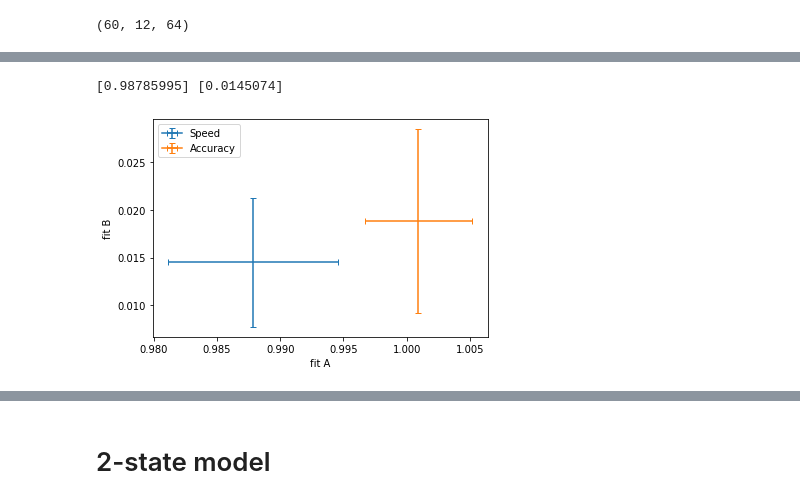
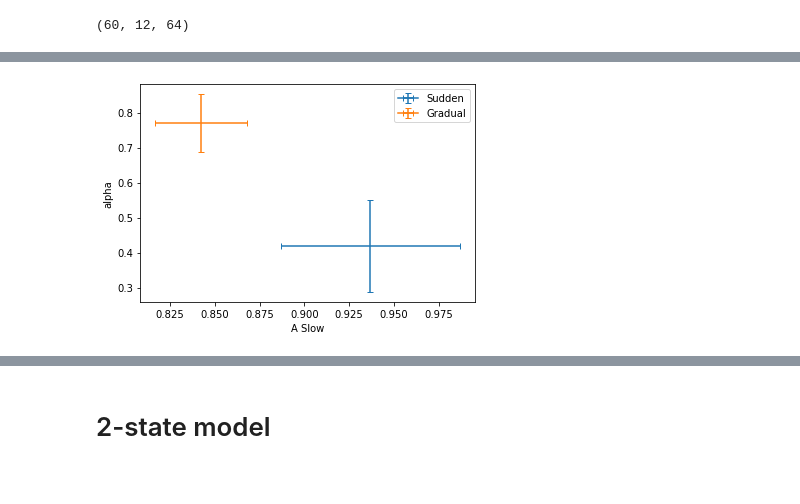
Before and after one commit to tejas-savalia/Lab-Codes, a Jupyter notebook: Psychtoolbox/Visuomotor_Adaptation_Tablet/python_scripts/state_space.ipynb, the cells around one changed output, grey strips where cells are left out. Saved outputs shown, nothing was run; the diff lists cells and outputs as text; code cells hidden in the pictures.

```diff
--- a/Psychtoolbox/Visuomotor_Adaptation_Tablet/python_scripts/state_space.ipynb
+++ b/Psychtoolbox/Visuomotor_Adaptation_Tablet/python_scripts/state_space.ipynb
@@ -416,10 +418,9 @@ def plot_collapsed_across_emphasis_fits(fit_A, fit_B, x_label, y_label):
     plt.legend((plot0, plot1), ('Speed', 'Accuracy'))#, 'Gradual Speed', 'Gradual Accuracy'))
     plt.xlabel(x_label)
     plt.ylabel(y_label)
-# %%
-plot_collapsed_across_rotation_fits(As, Bs)
-# %% [output]
-[0.98785995] [0.0145074]
-[figure, removed]
+# %%
+plot_collapsed_across_rotation_fits(fit_As, fit_alpha, "A Slow", "alpha")
+# %% [output]
+[figure, added]
 # %%
 plot_collapsed_across_rotation_fits(fit_transfer_A, fit_transfer_B)
```
Also changed, not shown: parts of 101 cells of this notebook, 34 other files.
